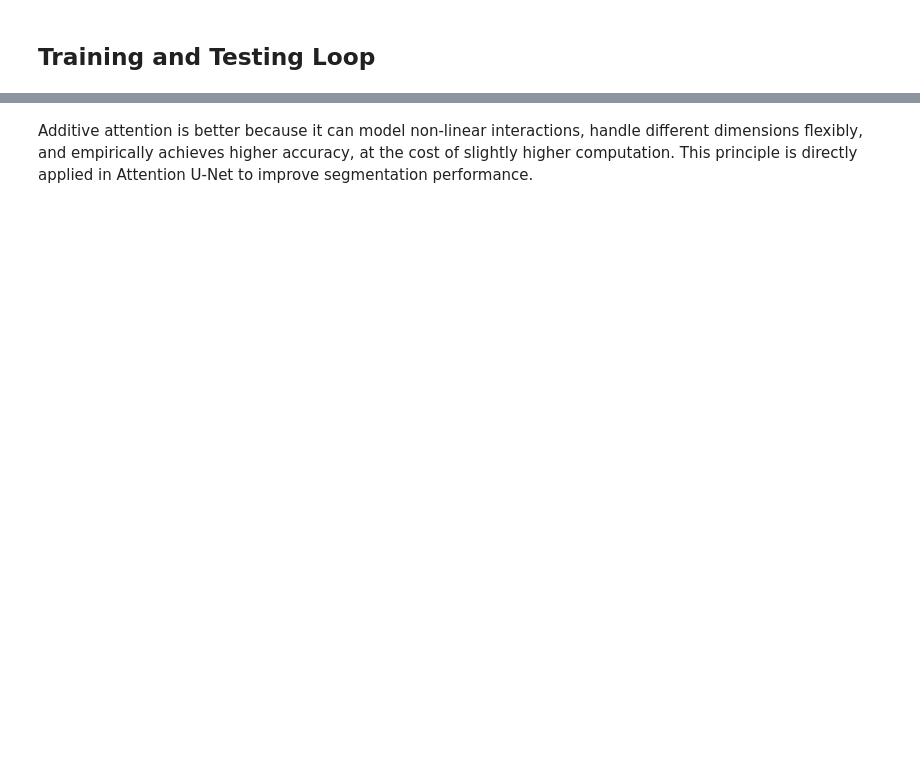
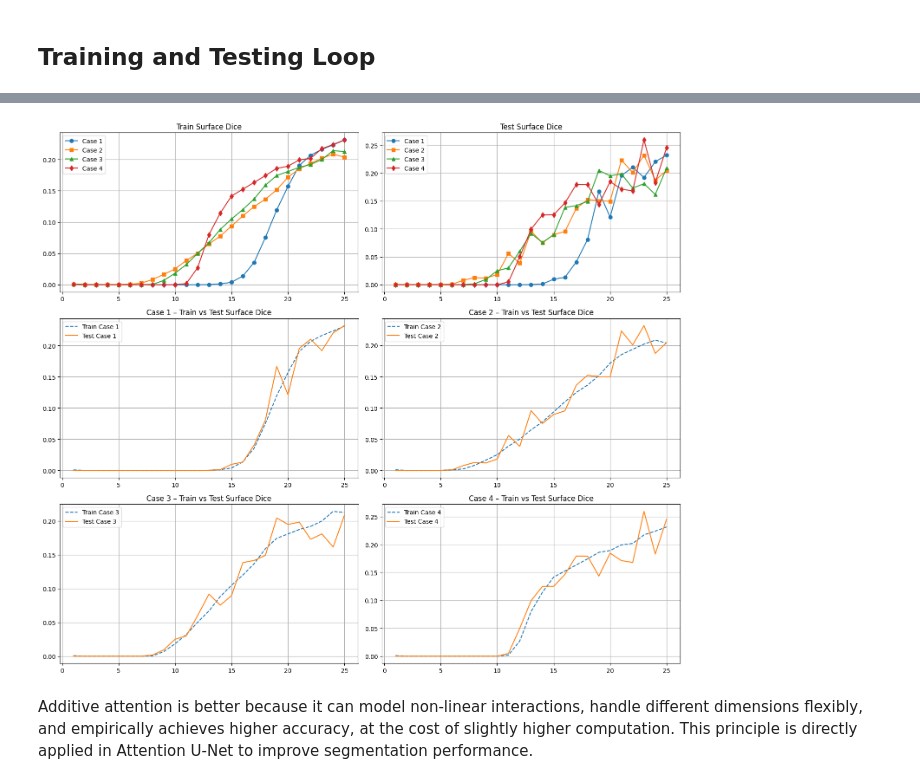
Before and after one commit to antoinegintrand/segmentation-kaggle-notbook-SenNet-HOA-attention-gated-UNet-model-, a Jupyter notebook: Blood_Vessel_Segmentation_AttentionGated_UNet.ipynb, the cells around one changed output, grey strips where cells are left out. Drawn from its saved outputs; the diff is of its cells as text; code cells hidden in the pictures; blank space fills up the shorter version.

```diff
--- a/Blood_Vessel_Segmentation_AttentionGated_UNet.ipynb
+++ b/Blood_Vessel_Segmentation_AttentionGated_UNet.ipynb
@@ -1168,2 +1490,61 @@ plt.show()
+# %%
+# -------------------------
+# Extract Surface Dice values
+# -------------------------
+train_surf_1 = [log["train_surf_dice"] for log in training_log_1]
+test_surf_1  = [log["test_surf_dice"]  for log in training_log_1]
+
+train_surf_2 = [log["train_surf_dice"] for log in training_log_2]
+test_surf_2  = [log["test_surf_dice"]  for log in training_log_2]
+
+train_surf_3 = [log["train_surf_dice"] for log in training_log_3]
+test_surf_3  = [log["test_surf_dice"]  for log in training_log_3]
+
+train_surf_4 = [log["train_surf_dice"] for log in training_log_4]
+test_surf_4  = [log["test_surf_dice"]  for log in training_log_4]
+
+# -------------------------
+# PLOT SURFACE DICE
+# -------------------------
+fig, axs = plt.subplots(3, 2, figsize=(15, 13))
+axs = axs.ravel()
+
+# 1. Train Surface Dice
+axs[0].plot(epochs, train_surf_1, label="Case 1", marker="o")
+axs[0].plot(epochs, train_surf_2, label="Case 2", marker="s")
+axs[0].plot(epochs, train_surf_3, label="Case 3", marker="^")
+axs[0].plot(epochs, train_surf_4, label="Case 4", marker="d")
+axs[0].set_title("Train Surface Dice")
+axs[0].grid(True)
+axs[0].legend()
+
+# 2. Test Surface Dice
+axs[1].plot(epochs, test_surf_1, label="Case 1", marker="o")
+axs[1].plot(epochs, test_surf_2, label="Case 2", marker="s")
+axs[1].plot(epochs, test_surf_3, label="Case 3", marker="^")
+axs[1].plot(epochs, test_surf_4, label="Case 4", marker="d")
+axs[1].set_title("Test Surface Dice")
+axs[1].grid(True)
+axs[1].legend()
+
+# 3–6 Train vs Test per case
+cases = [
+    ("Case 1", train_surf_1, test_surf_1),
+    ("Case 2", train_surf_2, test_surf_2),
+    ("Case 3", train_surf_3, test_surf_3),
+    ("Case 4", train_surf_4, test_surf_4),
+]
+
+for i, (name, tr, te) in enumerate(cases, start=2):
+    axs[i].plot(epochs, tr, "--", label=f"Train {name}")
+    axs[i].plot(epochs, te, label=f"Test {name}")
+    axs[i].set_title(f"{name} – Train vs Test Surface Dice")
+    axs[i].grid(True)
+    axs[i].legend()
+
+plt.tight_layout()
+plt.show()
+# %% [output]
+[figure, added]
 # %% [markdown]
 Additive attention is better because it can model non-linear interactions, handle different dimensions flexibly, and empirically achieves higher accuracy, at the cost of slightly higher computation. This principle is directly applied in Attention U-Net to improve segmentation performance.
```
Also changed, not shown: parts of 18 cells of this notebook.
